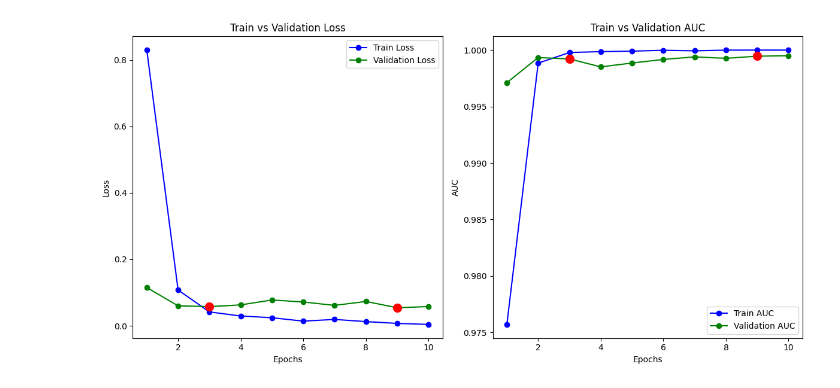
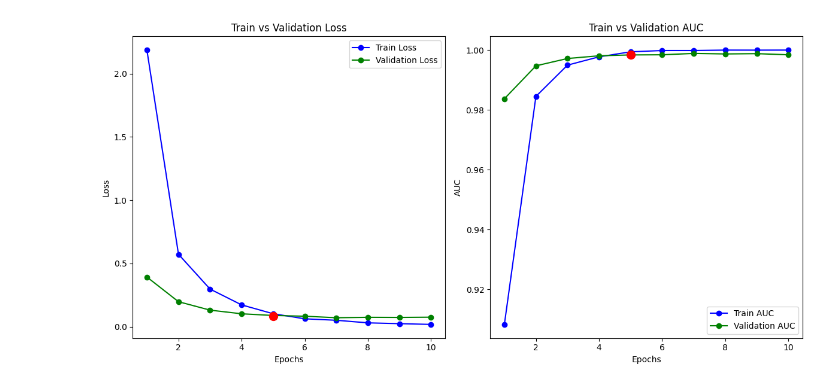
Before and after one commit to jesdin/Brain-Tumor-Classification, a Jupyter notebook: notebooks/train.ipynb, the cells around one changed output. Drawn from its saved outputs; the diff is of its cells as text; code cells hidden in the pictures.

```diff
--- a/notebooks/train.ipynb
+++ b/notebooks/train.ipynb
@@ -25,7 +25,7 @@ std = [0.2005, 0.2005, 0.2005]
 train_ratio = 0.8 # train, valid split
 batch_size = 32
 epochs = 10
-lr = 0.00005
+lr = 1e-5
 
 # use gpu if available
 device = torch.device("cuda" if torch.cuda.is_available() else "cpu")
@@ -140,7 +140,7 @@ def train_model(model, train_loader, criterion, optimizer, num_epochs=10):
         if val_epoch_loss < best_val_loss:
             # print(f"Validation loss improved from {best_val_loss:.4f} to {val_loss:.4f}. Saving model...")
             best_val_loss = val_epoch_loss
-            torch.save(model.state_dict(), '../models/inception_v3.pth')  # Save the model's parameters
+            torch.save(model.state_dict(), f'../models/inception_v3_{epoch}.pth')  # Save the model's parameters
 
     return train_loss, train_auc, val_loss, val_auc
 # %%
@@ -160,30 +160,28 @@ Epoch 10/10 - Train Loss: 0.0040 - Train Acc: 100.00 - Val Loss: 0.0579 - Val Ac
 # %%
 epochs = range(1, epochs + 1)
 
 plt.figure(figsize=(12, 6))
 
 plt.subplot(1, 2, 1)
 plt.plot(epochs, train_loss, label="Train Loss", color='b', marker='o')
 plt.plot(epochs, val_loss, label="Validation Loss", color='g', marker='o')
 plt.xlabel('Epochs')
 plt.ylabel('Loss')
 plt.title('Train vs Validation Loss')
 plt.legend()
-plt.scatter(3, val_loss[2], color='r', s=100, zorder=5)
-plt.scatter(9, val_loss[8], color='r', s=100, zorder=5)
+plt.scatter(5, val_loss[5], color='r', s=100, zorder=5)
 
 plt.subplot(1, 2, 2)
 plt.plot(epochs, train_auc, label="Train AUC", color='b', marker='o')
 plt.plot(epochs, val_auc, label="Validation AUC", color='g', marker='o')
 plt.xlabel('Epochs')
 plt.ylabel('AUC')
 plt.title('Train vs Validation AUC')
 plt.legend()
 plt.subplot(1, 2, 2)
-plt.scatter(3, val_auc[2], color='r', s=100, zorder=5)
-plt.scatter(9, val_auc[8], color='r', s=100, zorder=5)
+plt.scatter(5, val_auc[5], color='r', s=100, zorder=5)
 
 plt.tight_layout()
 plt.show()
 # %% [output]
-[figure, old version]
+[figure, new version]
```
Also changed, not shown: parts of 4 cells of this notebook, 2 other files.
